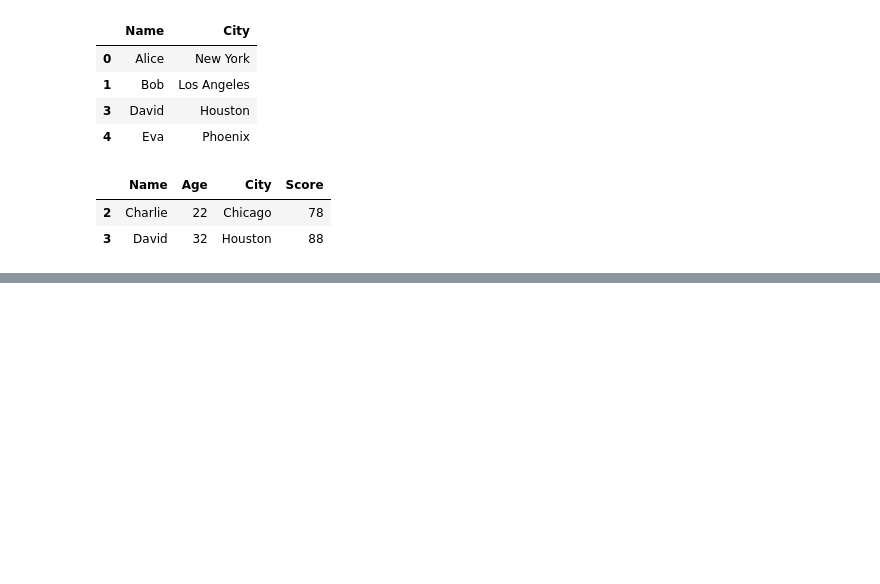
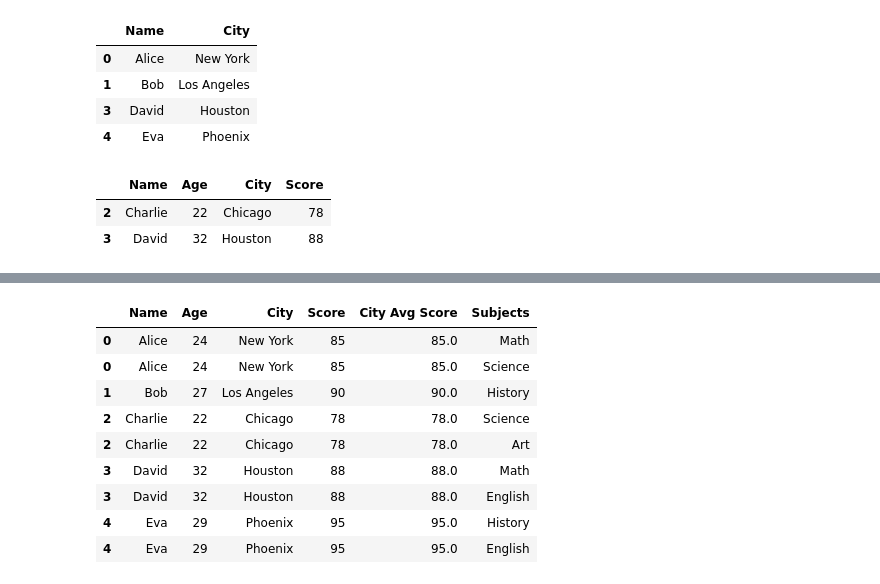
Before and after one commit to werderame/Moon, a Jupyter notebook: learning_pandas.ipynb, the cells around one changed output, grey strips where cells are left out. Drawn from its saved outputs; the diff is of its cells as text; code cells hidden in the pictures; blank space fills up the shorter version.

```diff
--- a/learning_pandas.ipynb
+++ b/learning_pandas.ipynb
@@ -65,0 +57,15 @@ ValueError: The truth value of a DataFrame is ambiguous. Use a.empty, a.bool(),
+# %%
+#1. Using apply() with a Custom Function
+#Create a function that:
+#	•	Takes an age value and categorizes it into "Young" (≤25) or "Old" (>25).
+#	•	Apply this function to the Age column and create a new column called "Age Group".
+def categorize_age(age):
+    if age <= 25:
+        x = 'young'
+    else:
+        x = 'old'
+    return x
+
+
+df['Age Group'] = df['Age'].apply(categorize_age)
+df
@@ -65,0 +79,12 @@ ValueError: The truth value of a DataFrame is ambiguous. Use a.empty, a.bool(),
+# %%
+# LAMBDA: df['column'].apply(lambda x: TRUE if x < 0 else FALSE)
+
+#2. Using lambda in apply()
+
+#Modify the Score column:
+#	•	If the score is greater than 85, increase it by 5.
+#	•	Otherwise, decrease it by 3.
+#	•	Use apply() with a lambda function.
+
+df['new_score'] = df['Score'].apply(lambda x: x + 5 if x > 85 else x - 3)
+df
@@ -65,0 +176,6 @@ ValueError: The truth value of a DataFrame is ambiguous. Use a.empty, a.bool(),
+# %%
+#8. Using .transform() for Column-Wide Operations
+#	•	Use .groupby("City")["Score"].transform("mean") to calculate each person’s city’s average score and store it in a new column "City Avg Score".
+
+df['City Avg Score'] = df.groupby('City')['Score'].transform('mean')
+df
@@ -65,0 +189,19 @@ ValueError: The truth value of a DataFrame is ambiguous. Use a.empty, a.bool(),
+# %%
+#9. Using .explode() on Lists in a Column
+
+#Modify the DataFrame by adding a Subjects column:
+df["Subjects"] = [["Math", "Science"], ["History"], ["Science", "Art"], ["Math", "English"], ["History", "English"]]
+#	•	Use .explode() to transform this column so each subject has its own row.
+exploded_df = df.explode('Subjects')
+exploded_df
+# %% [output]
+|  | Name | Age | City | Score | City Avg Score | Subjects |
+| 0 | Alice | 24 | New York | 85 | 85.0 | Math |
+| 0 | Alice | 24 | New York | 85 | 85.0 | Science |
+| 1 | Bob | 27 | Los Angeles | 90 | 90.0 | History |
+| 2 | Charlie | 22 | Chicago | 78 | 78.0 | Science |
+| 2 | Charlie | 22 | Chicago | 78 | 78.0 | Art |
+| 3 | David | 32 | Houston | 88 | 88.0 | Math |
+| 3 | David | 32 | Houston | 88 | 88.0 | English |
+| 4 | Eva | 29 | Phoenix | 95 | 95.0 | History |
+| 4 | Eva | 29 | Phoenix | 95 | 95.0 | English |
```
Also changed, not shown: parts of 13 cells of this notebook.
